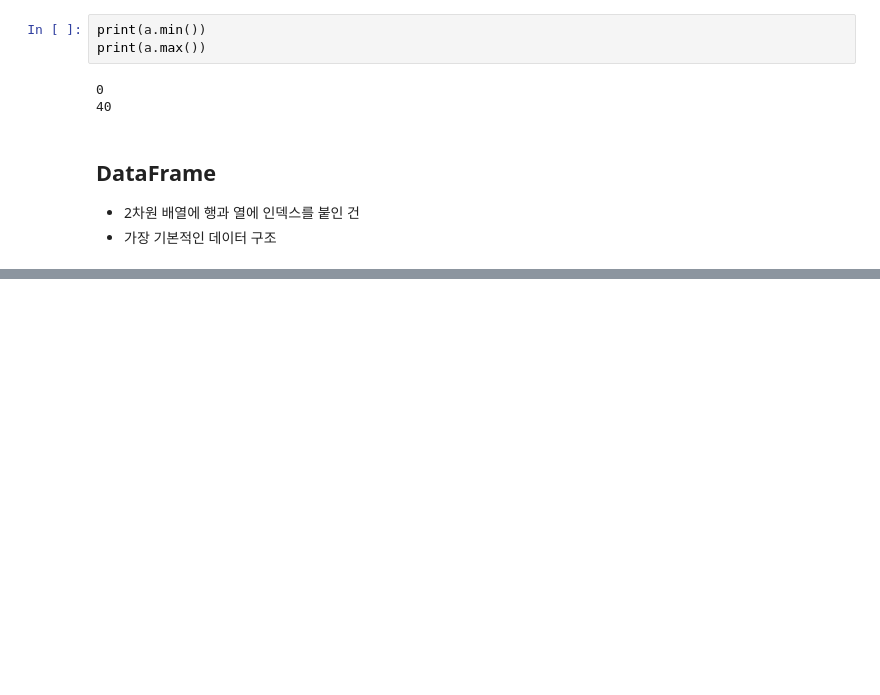
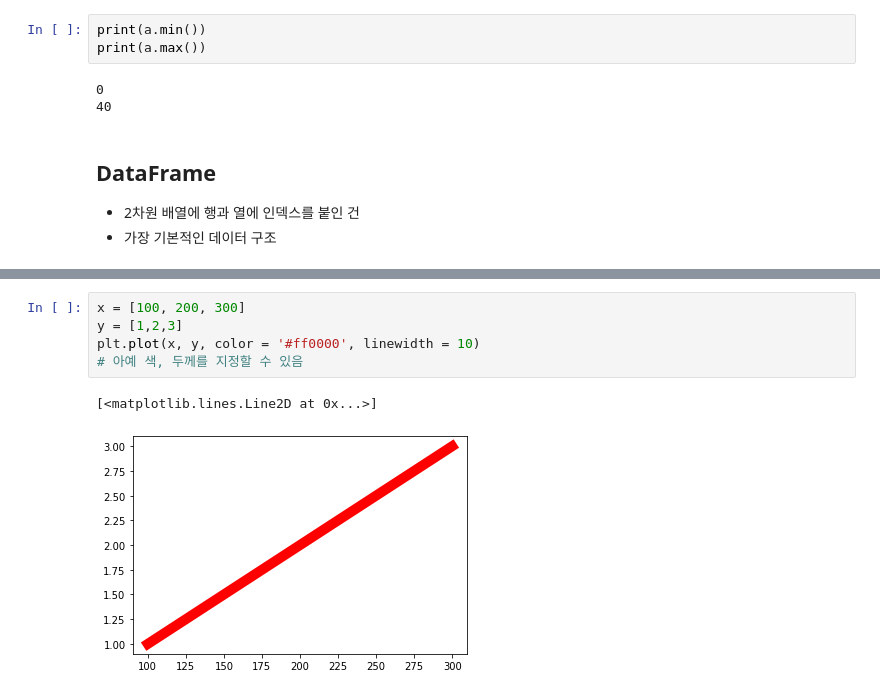
Before and after one commit to kellyshaprk/DataAnalysisExercise_Anaconda_Jupyter, a Jupyter notebook: inflearn.ipynb, the cells around one changed output, grey strips where cells are left out. Drawn from its saved outputs; the diff is of its cells as text; blank space fills up the shorter version.

```diff
--- a/inflearn.ipynb
+++ b/inflearn.ipynb
@@ -603,0 +1042,8 @@ print(a.max())
+# %%
+x = [100, 200, 300]
+y = [1,2,3]
+plt.plot(x, y, color = '#ff0000', linewidth = 10)
+# 아예 색, 두께를 지정할 수 있음
+# %% [output]
+[<matplotlib.lines.Line2D at 0x...>]
+[figure, added]
```
Also changed, not shown: parts of 75 cells of this notebook, 2 other files.
